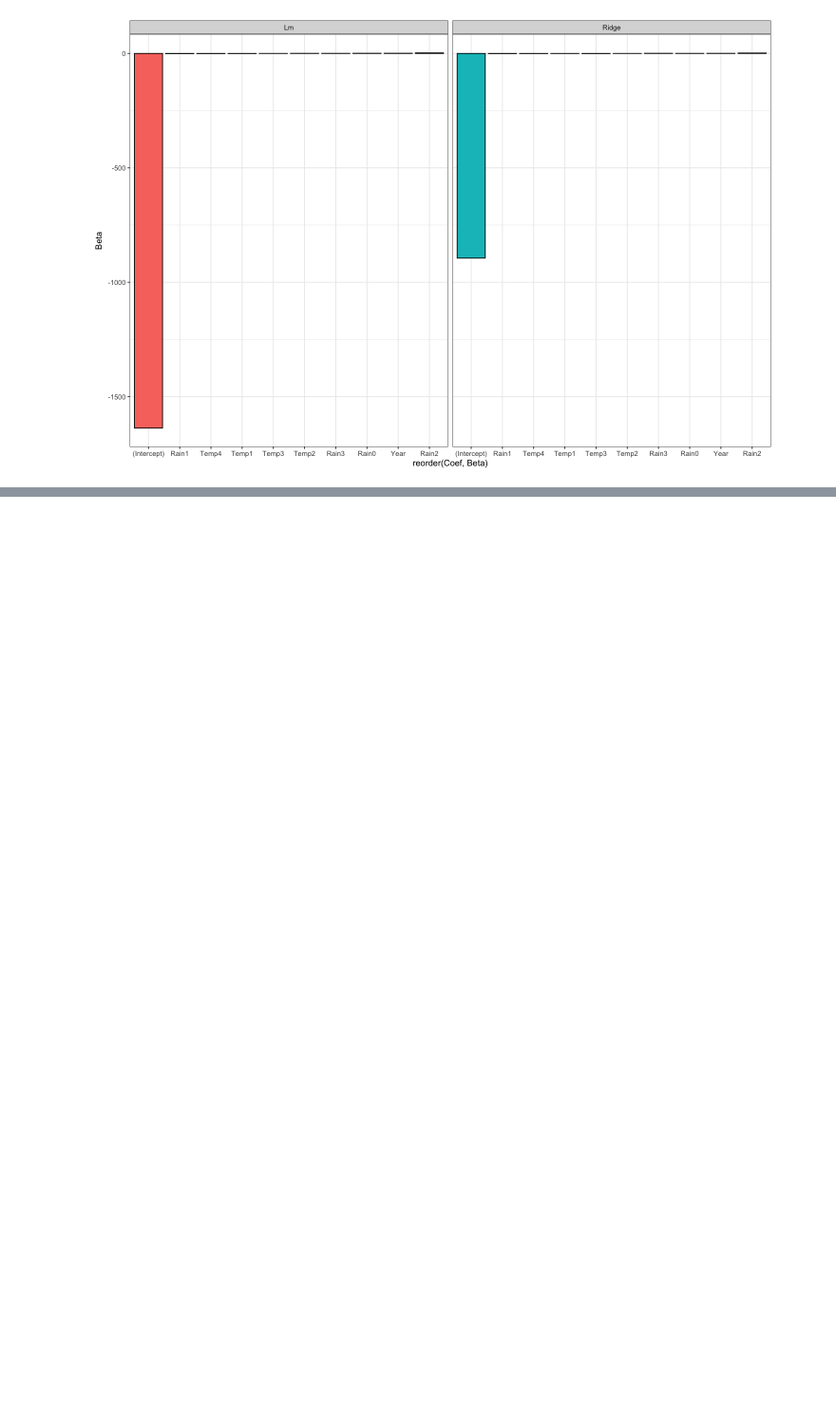
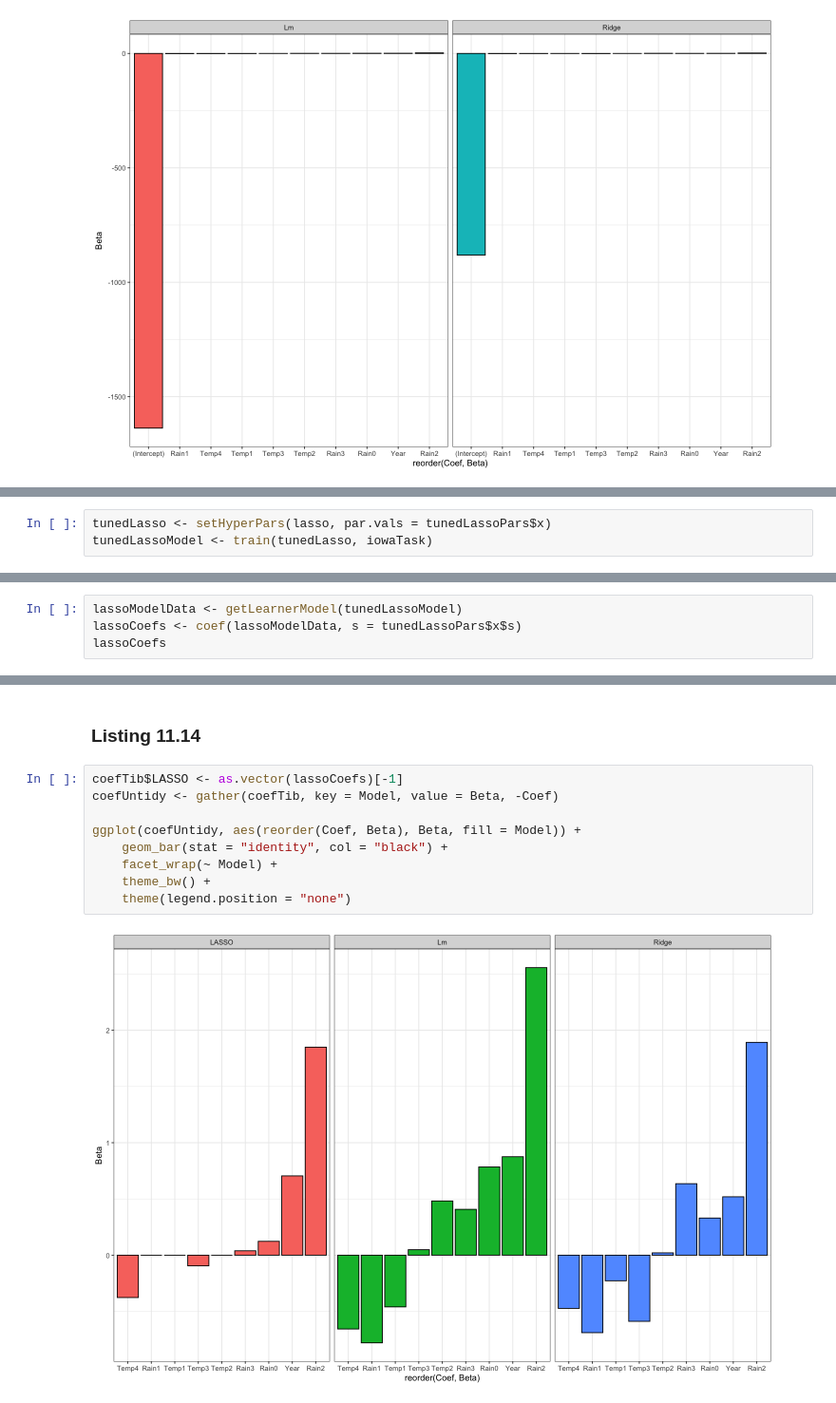
Before and after one commit to brainvat/Hefin-I-Rhys-Machine-Learning-with-R-the-tidyverse-and-mlr, a Jupyter notebook: chapter_11/Chapter 11 - Preventing overfitting with ridge regression LASSO and elastic net.ipynb, the cells around one changed output, grey strips where cells are left out. Shown at 95% size. Drawn from its saved outputs; the diff is of its cells as text; blank space fills up the shorter version.

```diff
--- a/chapter_11/Chapter 11 - Preventing overfitting with ridge regression LASSO and elastic net.ipynb
+++ b/chapter_11/Chapter 11 - Preventing overfitting with ridge regression LASSO and elastic net.ipynb
@@ -285,0 +341,3 @@ A tibble: 10 × 3
+# %%
+tunedLasso <- setHyperPars(lasso, par.vals = tunedLassoPars$x)
+tunedLassoModel <- train(tunedLasso, iowaTask)
@@ -285,0 +346,4 @@ A tibble: 10 × 3
+# %%
+lassoModelData <- getLearnerModel(tunedLassoModel)
+lassoCoefs <- coef(lassoModelData, s = tunedLassoPars$x$s)
+lassoCoefs
@@ -285,0 +363,13 @@ A tibble: 10 × 3
+# %% [markdown]
+### Listing 11.14
+# %%
+coefTib$LASSO <- as.vector(lassoCoefs)[-1]
+coefUntidy <- gather(coefTib, key = Model, value = Beta, -Coef)
+
+ggplot(coefUntidy, aes(reorder(Coef, Beta), Beta, fill = Model)) +
+    geom_bar(stat = "identity", col = "black") +
+    facet_wrap(~ Model) +
+    theme_bw() +
+    theme(legend.position = "none")
+# %% [output]
+[figure, added]
```
Also changed, not shown: parts of 46 cells of this notebook.
